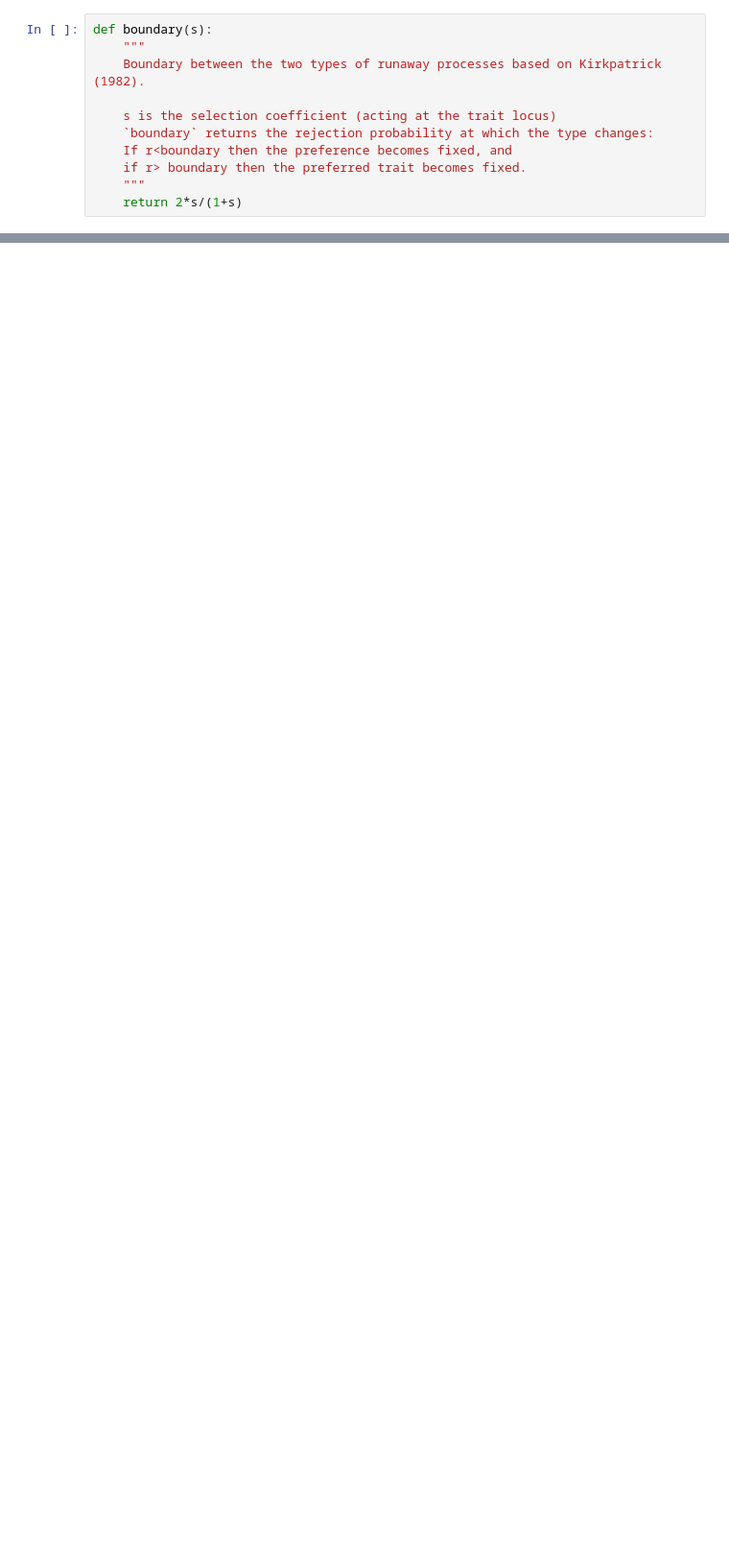
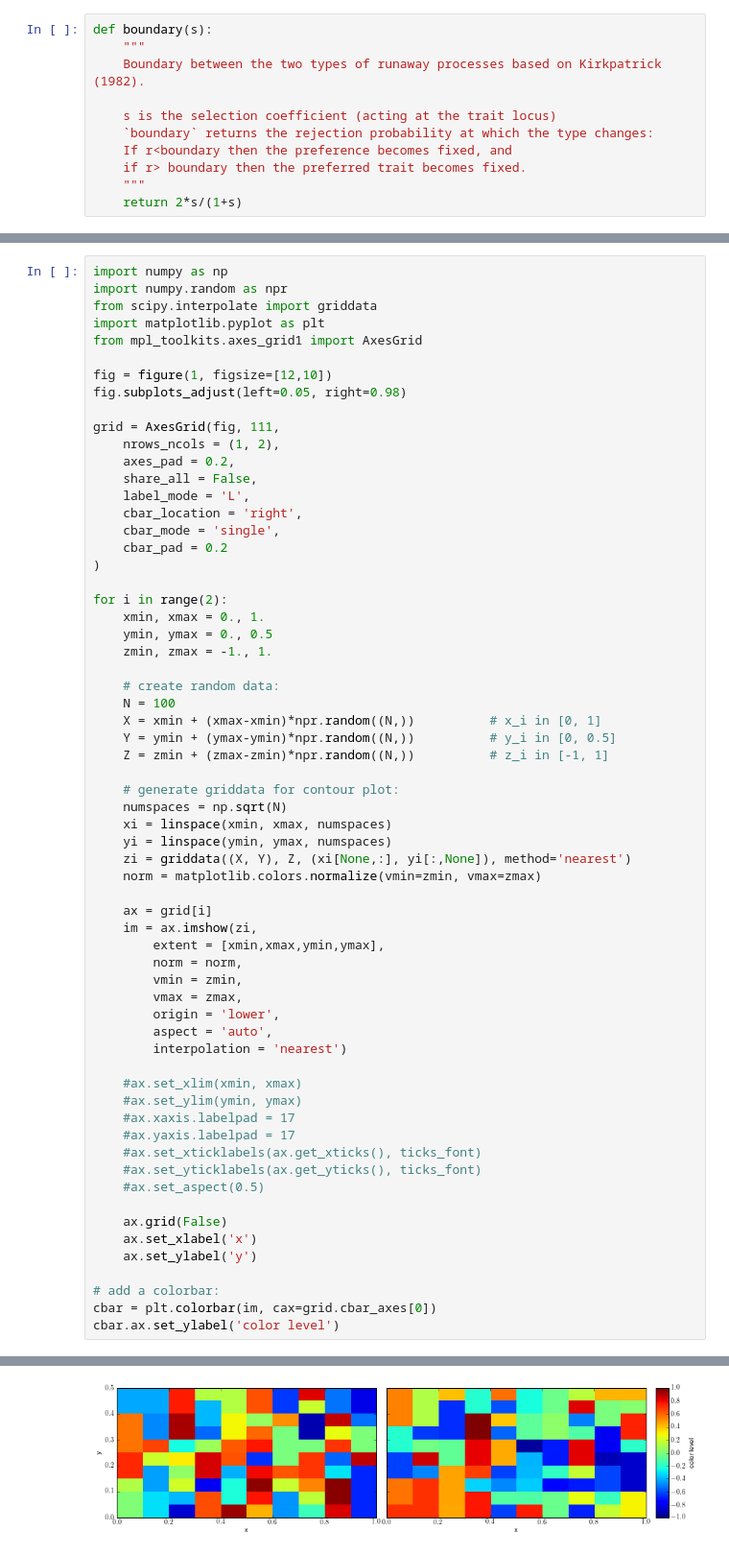
Before and after one commit to mattflor/wspec, a Jupyter notebook: notebooks/plot_costless_vs_costly.ipynb, the cells around one changed output, grey strips where cells are left out. Shown: that part at 96% size. Drawn from its saved outputs; the diff is of its cells as text; blank space fills up the shorter version.

```diff
--- a/notebooks/plot_costless_vs_costly.ipynb
+++ b/notebooks/plot_costless_vs_costly.ipynb
@@ -223,0 +327,64 @@ grid.axes_llc.set_yticks([-2, 0, 2])
+# %%
+import numpy as np
+import numpy.random as npr
+from scipy.interpolate import griddata
+import matplotlib.pyplot as plt
+from mpl_toolkits.axes_grid1 import AxesGrid
+
+fig = figure(1, figsize=[12,10])
+fig.subplots_adjust(left=0.05, right=0.98)
+
+grid = AxesGrid(fig, 111,
+    nrows_ncols = (1, 2),
+    axes_pad = 0.2,
+    share_all = False,
+    label_mode = 'L',
+    cbar_location = 'right',
+    cbar_mode = 'single',
+    cbar_pad = 0.2
+)
+
+for i in range(2):
+    xmin, xmax = 0., 1.
+    ymin, ymax = 0., 0.5
+    zmin, zmax = -1., 1.
+
+    # create random data:
+    N = 100
+    X = xmin + (xmax-xmin)*npr.random((N,))          # x_i in [0, 1]
+    Y = ymin + (ymax-ymin)*npr.random((N,))          # y_i in [0, 0.5]
+    Z = zmin + (zmax-zmin)*npr.random((N,))          # z_i in [-1, 1]
+
+    # generate griddata for contour plot:
+    numspaces = np.sqrt(N)
+    xi = linspace(xmin, xmax, numspaces)
+    yi = linspace(ymin, ymax, numspaces)
+    zi = griddata((X, Y), Z, (xi[None,:], yi[:,None]), method='nearest')
+    norm = matplotlib.colors.normalize(vmin=zmin, vmax=zmax)
+
+    ax = grid[i]
+    im = ax.imshow(zi,
+        extent = [xmin,xmax,ymin,ymax],
+        norm = norm,
+        vmin = zmin,
+        vmax = zmax,
+        origin = 'lower',
+        aspect = 'auto',
+        interpolation = 'nearest')
+
+    #ax.set_xlim(xmin, xmax)
+    #ax.set_ylim(ymin, ymax)
+    #ax.xaxis.labelpad = 17
+    #ax.yaxis.labelpad = 17
+    #ax.set_xticklabels(ax.get_xticks(), ticks_font)
+    #ax.set_yticklabels(ax.get_yticks(), ticks_font)
+    #ax.set_aspect(0.5)
+
+    ax.grid(False)
+    ax.set_xlabel('x')
+    ax.set_ylabel('y')
+
+# add a colorbar:
+cbar = plt.colorbar(im, cax=grid.cbar_axes[0])
+cbar.ax.set_ylabel('color level')
+# %% [output]
@@ -223,0 +392 @@ grid.axes_llc.set_yticks([-2, 0, 2])
+[figure, added]
```
Also changed, not shown: parts of 10 cells of this notebook, 1 other file.
